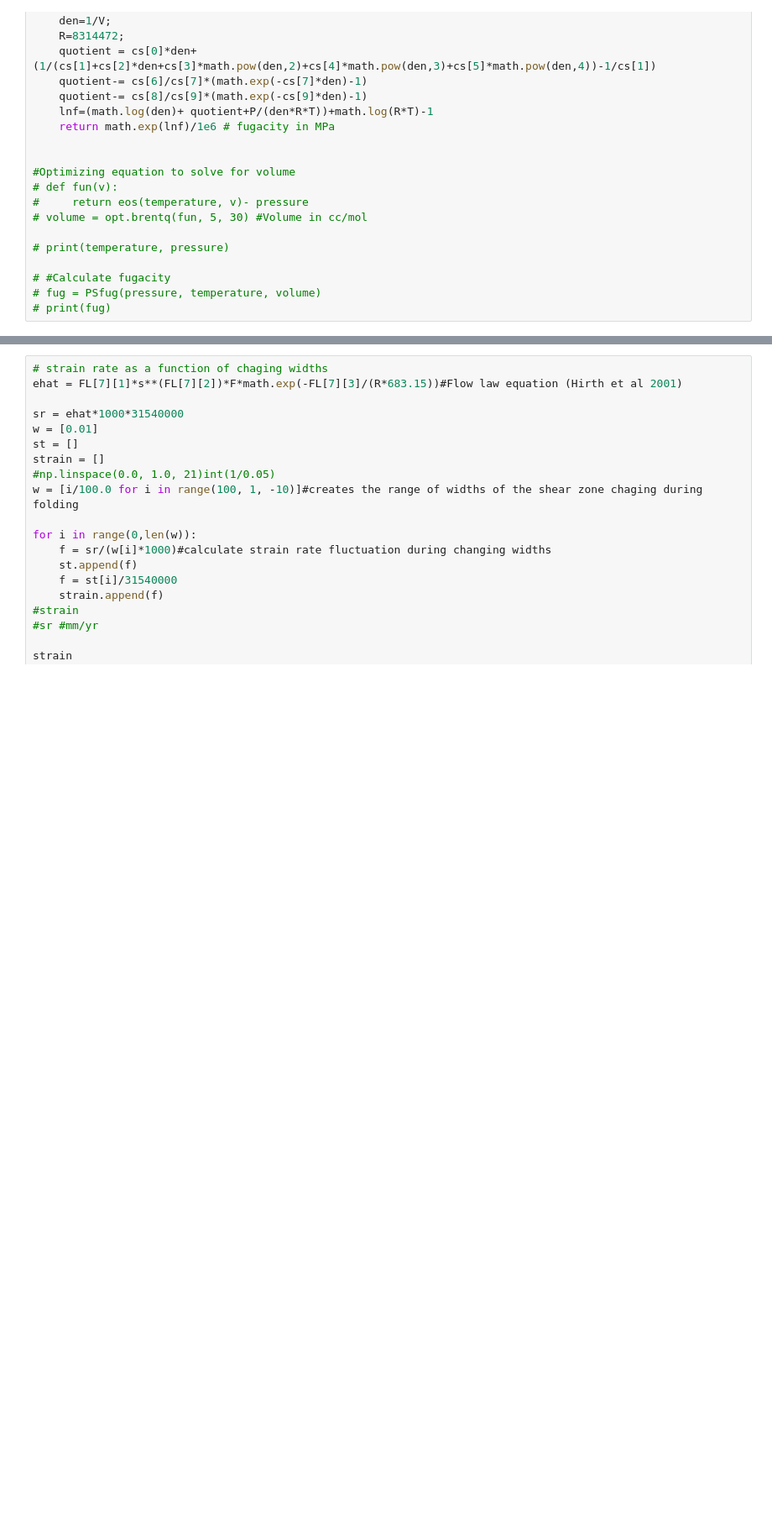
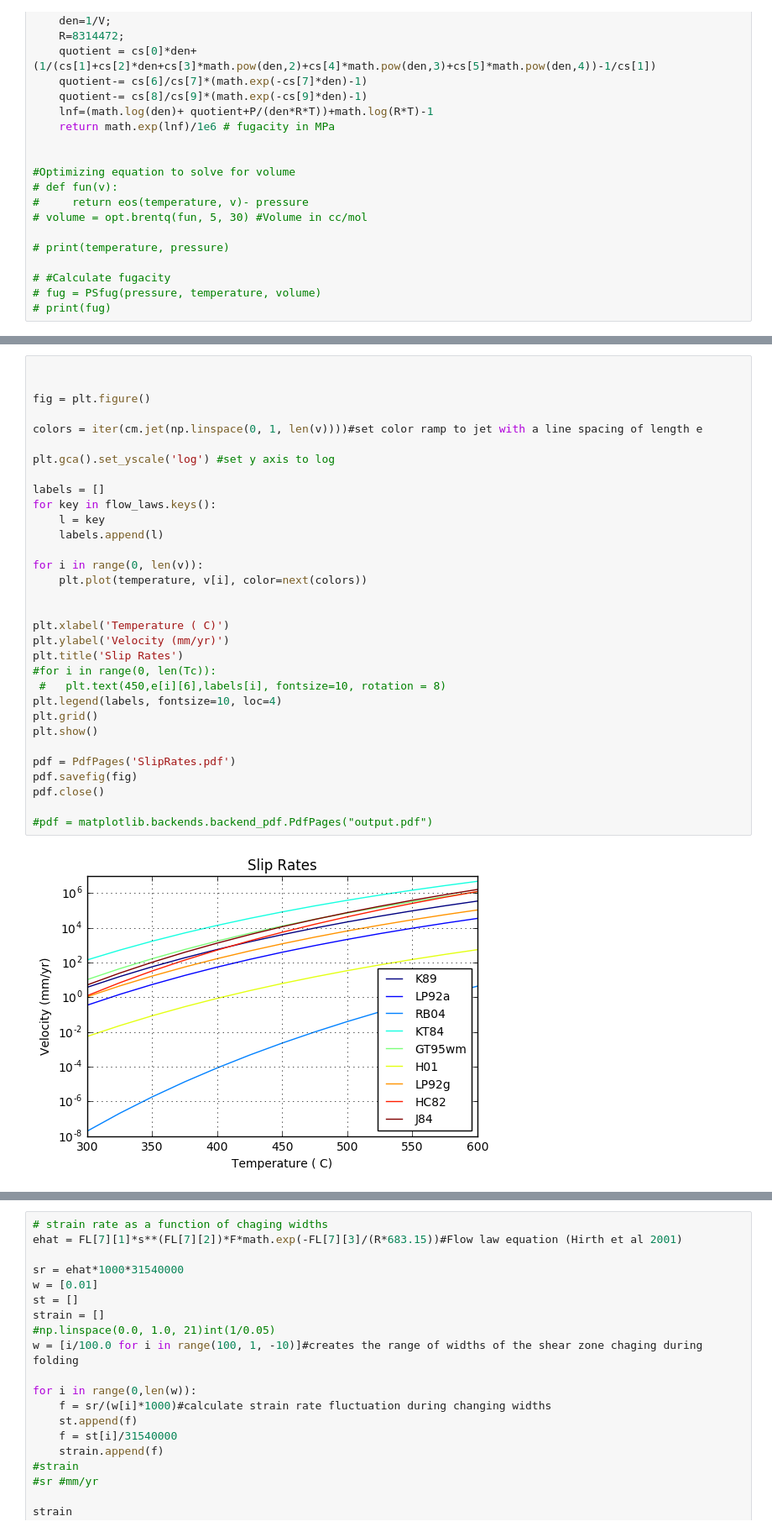
Before and after one commit to usgs/gmeg-shearzone-flowstress, a Jupyter notebook: Strain and Slip Rate Calculations.ipynb, the cells around one changed output, grey strips where cells are left out. Shown at 84% size. Cells and saved outputs as stored; diff of their text form; blank space fills up the shorter version.

```diff
--- a/Strain and Slip Rate Calculations.ipynb
+++ b/Strain and Slip Rate Calculations.ipynb
@@ -329,3 +385,37 @@ calculate_strain_rate(84, flow_law = "RB04")
+# %%
+
+
+fig = plt.figure()
+
+colors = iter(cm.jet(np.linspace(0, 1, len(v))))#set color ramp to jet with a line spacing of length e
+
+plt.gca().set_yscale('log') #set y axis to log
+
+labels = []
+for key in flow_laws.keys():
+    l = key
+    labels.append(l)
+
+for i in range(0, len(v)):
+    plt.plot(temperature, v[i], color=next(colors))
+
+
+plt.xlabel('Temperature ( C)')
+plt.ylabel('Velocity (mm/yr)')
+plt.title('Slip Rates')
+#for i in range(0, len(Tc)):
+ #   plt.text(450,e[i][6],labels[i], fontsize=10, rotation = 8)
+plt.legend(labels, fontsize=10, loc=4)
+plt.grid()
+plt.show()
+
+pdf = PdfPages('SlipRates.pdf')
+pdf.savefig(fig)
+pdf.close()
+
+#pdf = matplotlib.backends.backend_pdf.PdfPages("output.pdf")
+# %% [output]
+[figure, added]
 # %%
 #Double checking calculations
 
```
Also changed, not shown: parts of 21 cells of this notebook, 3 other files.
